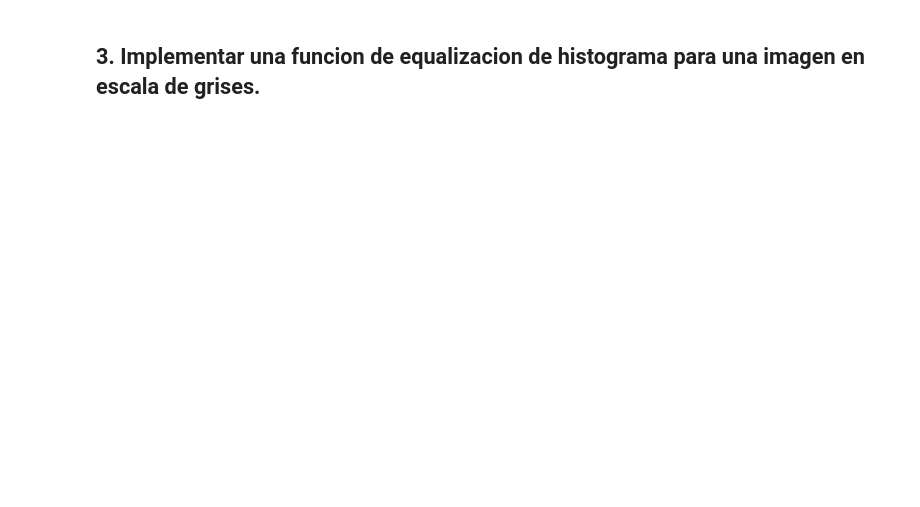
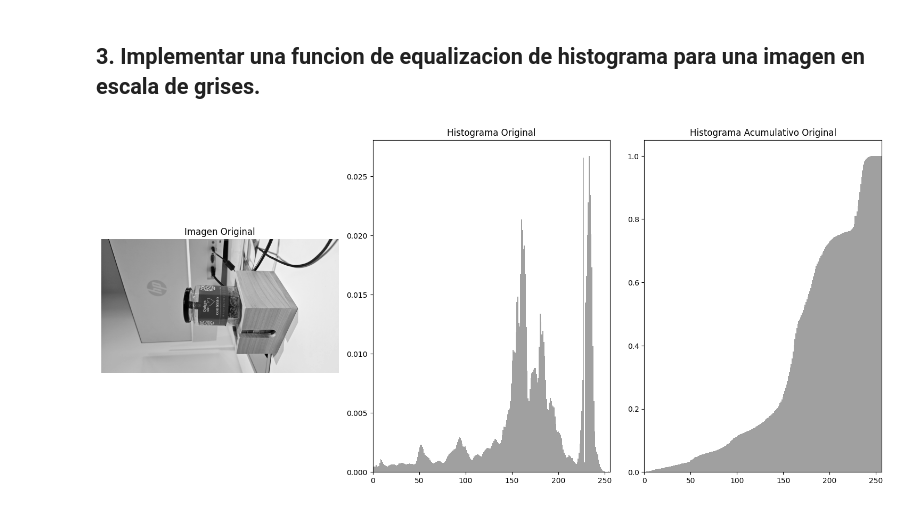
Before and after one commit to Jack200133/ImageProcessing_LAB1_ComputerVision, a Jupyter notebook: Ejercicio1-3.ipynb, the cells around one changed output. Saved outputs shown, nothing was run; the diff lists cells and outputs as text; code cells hidden in the pictures; blank space fills up the shorter version.

```diff
--- a/Lista1.ipynb
+++ b/Ejercicio1-3.ipynb
@@ -224,24 +298,6 @@ import cv2
 from skimage import exposure, io
 import matplotlib.pyplot as plt
 
-def histEq(I):
-    # Aplanar la imagen y calcular el histograma
-    Iflat = I.ravel()
-    histogram_array = np.bincount(Iflat, minlength=256)
-
-    # Normalizar el histograma
-    num_pixeles = histogram_array.sum()
-    histogram_array = histogram_array / num_pixeles
-
-    # Histograma acumulativo
-    chistogram_array = histogram_array.cumsum()
-    transform_map = np.floor(255 * chistogram_array).astype(np.uint8)
-
-    # Aplicar la transformación
-    eg_img_list = [transform_map[p] for p in Iflat]
-    Ieq = np.reshape(np.asarray(eg_img_list), I.shape)
-
-    return Ieq
 
 # Cargamos una imagen de muestra en escala de grises
 sample_image = io.imread('./imgs/luz.jpg', as_gray=True)
@@ -252,60 +308,33 @@ equalized_image_custom = histEq(sample_image)
 
 # Usar las funciones de skimage y cv2 para la ecualización
 equalized_image_skimage = exposure.equalize_hist(sample_image)
 equalized_image_skimage = (equalized_image_skimage * 255).astype(np.uint8)  # Convertir a 8 bits para comparar
 
 equalized_image_cv2 = cv2.equalizeHist(sample_image)
 
 # Mostrar las imágenes y los histogramas
-plt.figure(figsize=(15, 10))
+plt.figure(figsize=(15, 20))
 
 # Imagen original
 plt.subplot(3, 3, 1)
 plt.imshow(sample_image, cmap='gray')
 plt.title('Imagen Original')
 plt.axis('off')
 
 # Histograma original
 plt.subplot(3, 3, 2)
 plt.hist(sample_image.ravel(), bins=256, range=[0,256], density=True, color='gray', alpha=0.75)
 plt.title('Histograma Original')
 plt.xlim([0, 256])
 
 # Histograma acumulativo original
 plt.subplot(3, 3, 3)
 plt.hist(sample_image.ravel(), bins=256, range=[0,256], density=True, color='gray', alpha=0.75, cumulative=True)
 plt.title('Histograma Acumulativo Original')
 plt.xlim([0, 256])
 
-# Imagen ecualizada (custom)
-plt.subplot(3, 3, 4)
-plt.imshow(equalized_image_custom, cmap='gray')
-plt.title('Ecualizada (Custom)')
-plt.axis('off')
-
-# Histograma ecualizada (custom)
-plt.subplot(3, 3, 5)
-plt.hist(equalized_image_custom.ravel(), bins=256, range=[0,256], density=True, color='gray', alpha=0.75)
-plt.title('Histograma Ecualizada (Custom)')
-plt.xlim([0, 256])
-
-# Histograma acumulativo ecualizada (custom)
-plt.subplot(3, 3, 6)
-plt.hist(equalized_image_custom.ravel(), bins=256, range=[0,256], density=True, color='gray', alpha=0.75, cumulative=True)
-plt.title('Histograma Acumulativo Ecualizada (Custom)')
-plt.xlim([0, 256])
-
-# Imagen ecualizada (skimage)
-plt.subplot(3, 3, 7)
-plt.imshow(equalized_image_skimage, cmap='gray')
-plt.title('Ecualizada (Skimage)')
-plt.axis('off')
-
-# Imagen ecualizada (cv2)
-plt.subplot(3, 3, 8)
-plt.imshow(equalized_image_cv2, cmap='gray')
-plt.title('Ecualizada (CV2)')
-plt.axis('off')
 
 plt.tight_layout()
 plt.show()
+# %% [output]
+[figure, added]
```
Also changed, not shown: parts of 12 cells of this notebook.
